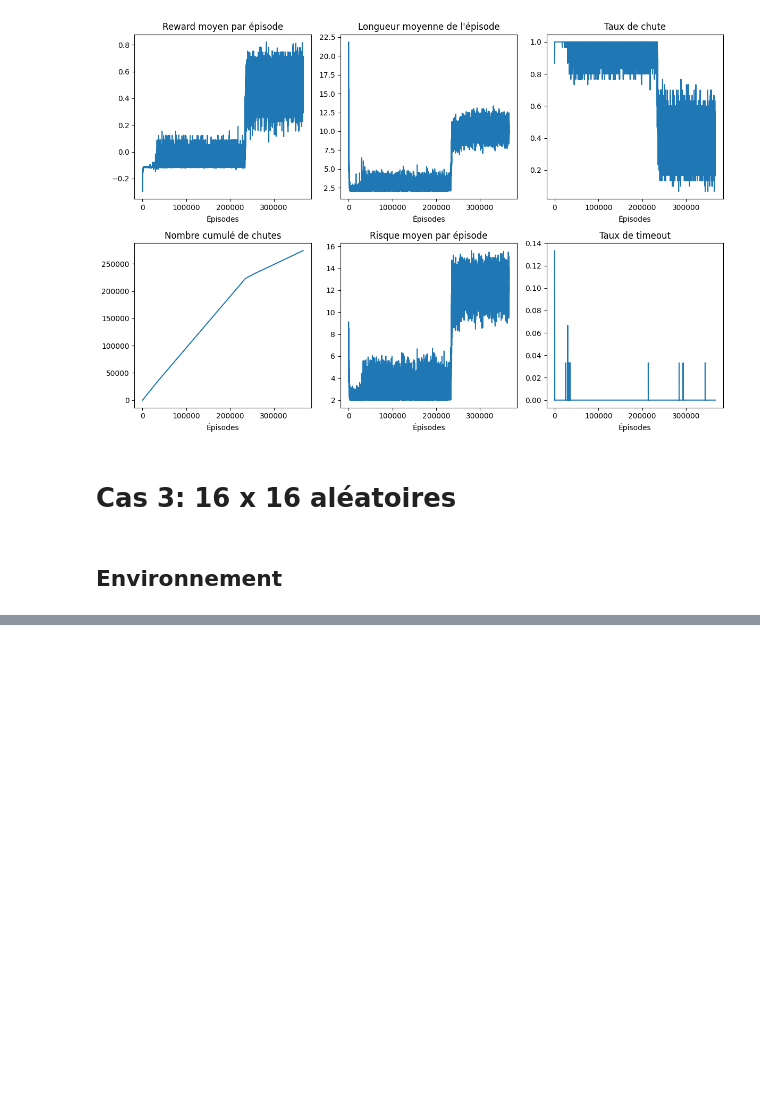
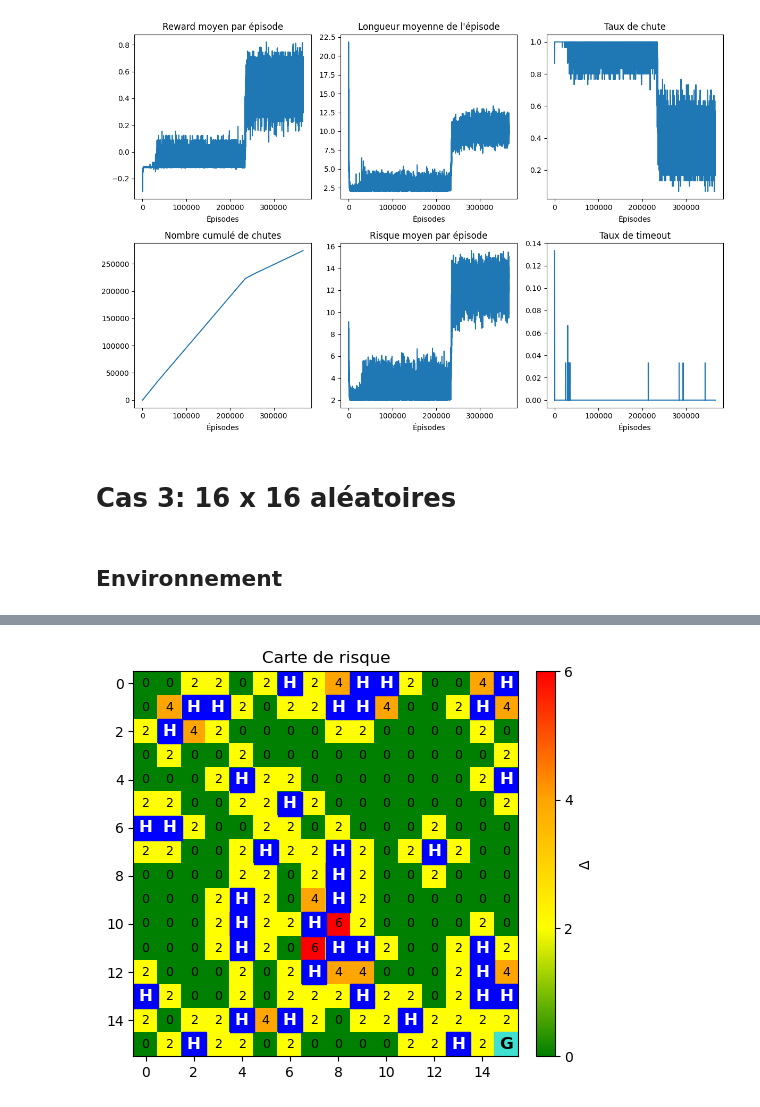
Before and after one commit to sinadeau/SafeRL-IFT-7201, a Jupyter notebook: Visualize_ppo_results.ipynb, the cells around one changed output, grey strips where cells are left out. Cells and saved outputs as stored; diff of their text form; code cells hidden in the pictures; blank space fills up the shorter version.

```diff
--- a/Visualize_ppo_results.ipynb
+++ b/Visualize_ppo_results.ipynb
@@ -102,0 +105,4 @@ plt.show()
+# %%
+env.env.plot_risk_map()
+# %% [output]
+[figure, added]
```
Also changed, not shown: parts of 3 cells of this notebook.
